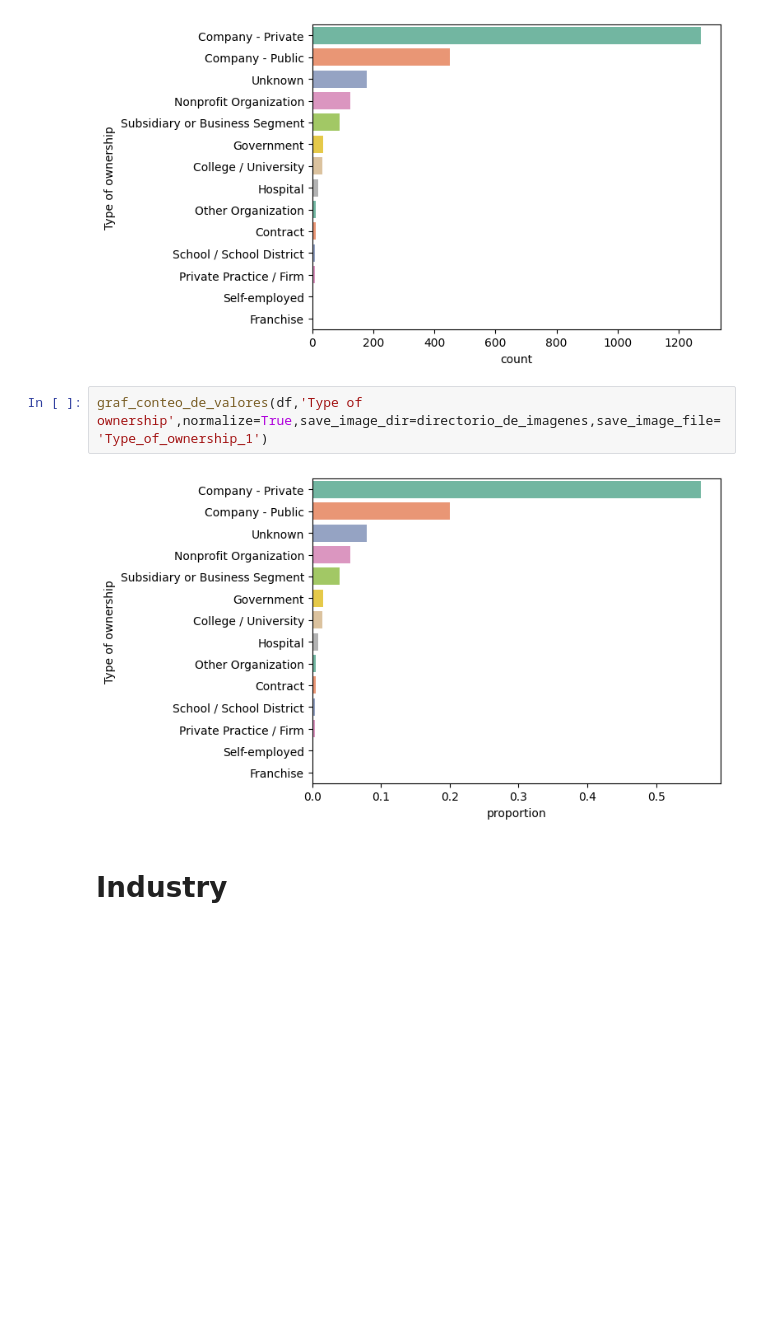
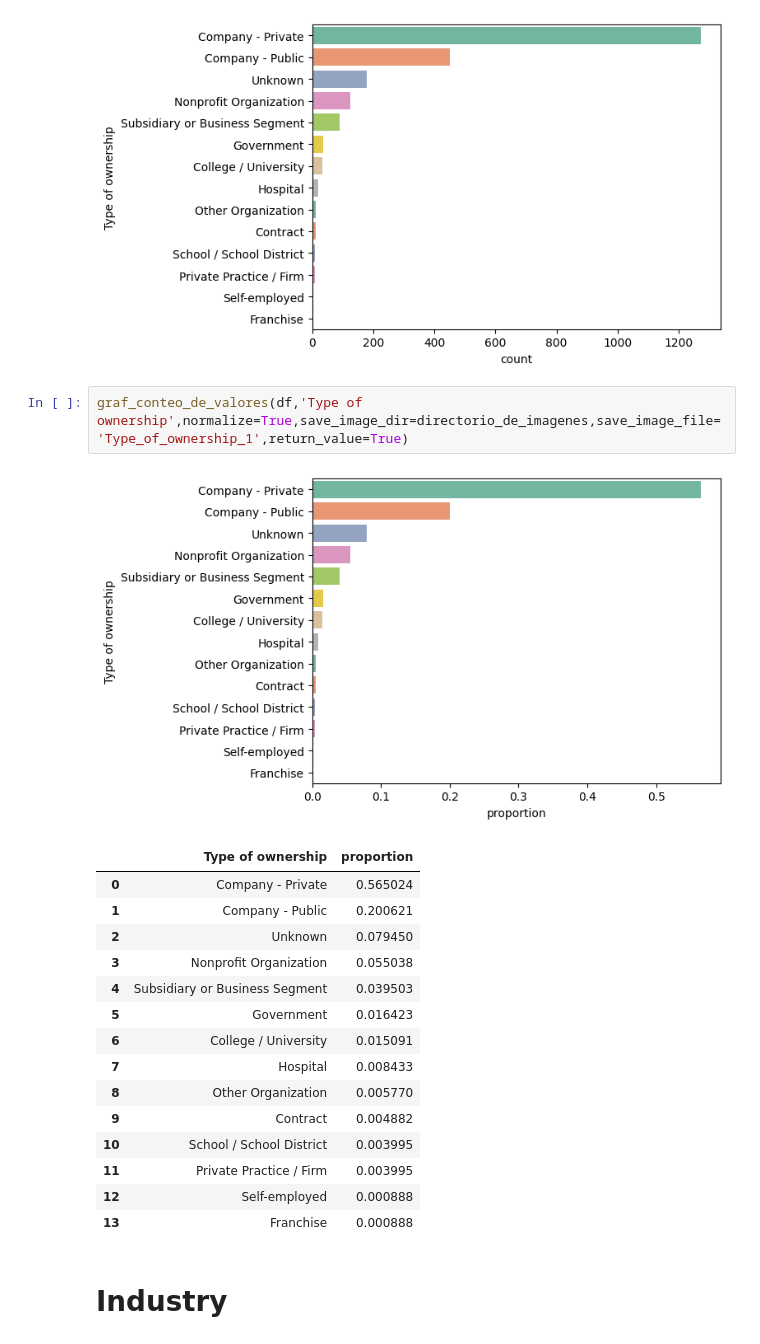
Before and after one commit to LeonardoBolanos/machine_learning_s3_2024, a Jupyter notebook: notebooks/1.0-lobr-exploration-analysis-final-project.ipynb, the cells around one changed output. Cells and saved outputs as stored; diff of their text form; blank space fills up the shorter version.

```diff
--- a/notebooks/1.0-lobr-exploration-analysis-final-project.ipynb
+++ b/notebooks/1.0-lobr-exploration-analysis-final-project.ipynb
@@ -1034,9 +1036,24 @@ graf_conteo_de_valores(df,'Type of ownership',save_image_dir=directorio_de_image
 # %% [output]
 [figure]
 # %%
-graf_conteo_de_valores(df,'Type of ownership',normalize=True,save_image_dir=directorio_de_imagenes,save_image_file='Type_of_ownership_1')
+graf_conteo_de_valores(df,'Type of ownership',normalize=True,save_image_dir=directorio_de_imagenes,save_image_file='Type_of_ownership_1',return_value=True)
 # %% [output]
 [figure]
+|  | Type of ownership | proportion |
+| 0 | Company - Private | 0.565024 |
+| 1 | Company - Public | 0.200621 |
+| 2 | Unknown | 0.079450 |
+| 3 | Nonprofit Organization | 0.055038 |
+| 4 | Subsidiary or Business Segment | 0.039503 |
+| 5 | Government | 0.016423 |
+| 6 | College / University | 0.015091 |
+| 7 | Hospital | 0.008433 |
+| 8 | Other Organization | 0.005770 |
+| 9 | Contract | 0.004882 |
+| 10 | School / School District | 0.003995 |
+| 11 | Private Practice / Firm | 0.003995 |
+| 12 | Self-employed | 0.000888 |
+| 13 | Franchise | 0.000888 |
 # %% [markdown]
 # Industry
 # %%
```
Also changed, not shown: parts of 10 cells of this notebook.
